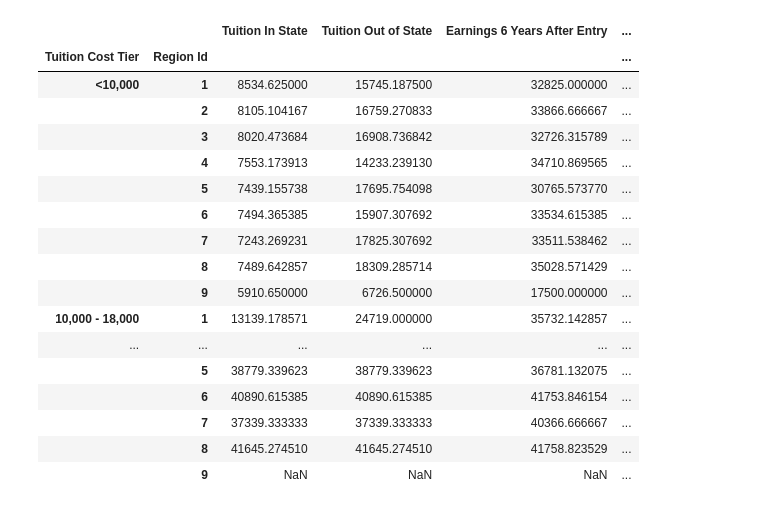
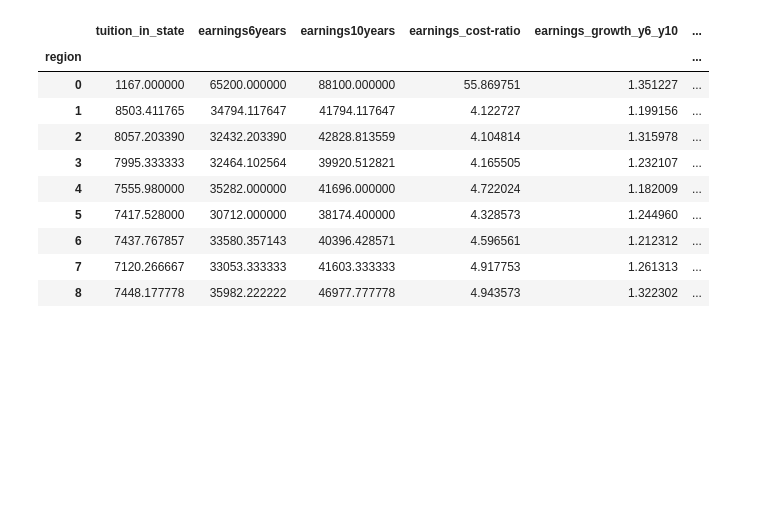
Before and after one commit to kent-huynh/Project_1, a Jupyter notebook: Python Analytics - Best Region for Undergrad Degrees.ipynb, the cells around one changed output. Saved outputs shown, nothing was run; the diff lists cells and outputs as text; code cells hidden in the pictures; blank space fills up the shorter version.

```diff
--- a/Python Analytics - Best Region for Undergrad Degrees.ipynb
+++ b/Python Analytics - Best Region for Undergrad Degrees.ipynb
@@ -182,22 +130,50 @@ rs_dropreset['Weighted Earnings Growth to Relative Tuition'] = rs_dropreset['Ear
-# %%
-grouped_tiers = rs_dropreset.groupby(['Tuition Cost Tier', 'Region Id']).mean()
-grouped_tiers.drop(columns=["index", "School Id"])
-# %% [output]
-|  |  | Tuition In State | Tuition Out of State | Earnings 6 Years After Entry | ... |
-| Tuition Cost Tier | Region Id |  |  |  | ... |
-| <10,000 | 1 | 8534.625000 | 15745.187500 | 32825.000000 | ... |
-|  | 2 | 8105.104167 | 16759.270833 | 33866.666667 | ... |
-|  | 3 | 8020.473684 | 16908.736842 | 32726.315789 | ... |
-|  | 4 | 7553.173913 | 14233.239130 | 34710.869565 | ... |
-|  | 5 | 7439.155738 | 17695.754098 | 30765.573770 | ... |
-|  | 6 | 7494.365385 | 15907.307692 | 33534.615385 | ... |
-|  | 7 | 7243.269231 | 17825.307692 | 33511.538462 | ... |
-|  | 8 | 7489.642857 | 18309.285714 | 35028.571429 | ... |
-|  | 9 | 5910.650000 | 6726.500000 | 17500.000000 | ... |
-| 10,000 - 18,000 | 1 | 13139.178571 | 24719.000000 | 35732.142857 | ... |
-| ... | ... | ... | ... | ... | ... |
-|  | 5 | 38779.339623 | 38779.339623 | 36781.132075 | ... |
-|  | 6 | 40890.615385 | 40890.615385 | 41753.846154 | ... |
-|  | 7 | 37339.333333 | 37339.333333 | 40366.666667 | ... |
-|  | 8 | 41645.274510 | 41645.274510 | 41758.823529 | ... |
-|  | 9 | NaN | NaN | NaN | ... |
+# %%
+#add Tuition Cost Tier column to dataframe
+rs_dropreset["tuition_cost_tier"] = pd.cut(rs_dropreset["tuition_in_state"], bins, labels=bin_names)
+
+#store variables for ratio calculations
+cost = rs_dropreset['tuition_in_state']
+earnings6 = rs_dropreset['earnings6years']
+earnings10 = rs_dropreset['earnings10years']
+
+#add columns for earnings/cost ratio, 6 - 10 year earnings growth ratio
+rs_dropreset['earnings_cost-ratio'] = earnings6/cost
+rs_dropreset['earnings_growth_y6_y10'] = earnings10/earnings6
+rs_dropreset['weighted_growth_to_tuition'] = rs_dropreset['earnings_cost-ratio'] * rs_dropreset['earnings_growth_y6_y10']
+# %%
+#drop uneccesary columns for analysis
+clean_info = rs_dropreset.drop(columns=['index', 'school_id', 'tuition_out_state'])
+# %%
+#organize seperate dataframes by cost tier for plotting + drop region 9 due to irrelevancy
+df0_10k = clean_info.loc[clean_info["tuition_cost_tier"] == 'less_10k']
+df0_10k_edit = df0_10k[df0_10k.region != 9]
+
+df10_18k = clean_info.loc[clean_info["tuition_cost_tier"] == '10k_18k']
+df10_18k_edit = df10_18k[df10_18k.region != 9]
+
+df18_32 = clean_info.loc[clean_info["tuition_cost_tier"] == '18k_32k']
+
+df32 = clean_info.loc[clean_info["tuition_cost_tier"] == 'greater_32k']
+# %%
+#aggregate mean value for plotting
+df0_10k_grouped = df0_10k_edit.groupby(['region']).mean()
+
+df10_18k_grouped = df10_18k_edit.groupby(['region']).mean()
+
+df18_32_grouped = df18_32.groupby(['region']).mean()
+
+df32_grouped = df32.groupby(['region']).mean()
+# %%
+df0_10k_grouped
+# %% [output]
+|  | tuition_in_state | earnings6years | earnings10years | earnings_cost-ratio | earnings_growth_y6_y10 | ... |
+| region |  |  |  |  |  | ... |
+| 0 | 1167.000000 | 65200.000000 | 88100.000000 | 55.869751 | 1.351227 | ... |
+| 1 | 8503.411765 | 34794.117647 | 41794.117647 | 4.122727 | 1.199156 | ... |
+| 2 | 8057.203390 | 32432.203390 | 42828.813559 | 4.104814 | 1.315978 | ... |
+| 3 | 7995.333333 | 32464.102564 | 39920.512821 | 4.165505 | 1.232107 | ... |
+| 4 | 7555.980000 | 35282.000000 | 41696.000000 | 4.722024 | 1.182009 | ... |
+| 5 | 7417.528000 | 30712.000000 | 38174.400000 | 4.328573 | 1.244960 | ... |
+| 6 | 7437.767857 | 33580.357143 | 40396.428571 | 4.596561 | 1.212312 | ... |
+| 7 | 7120.266667 | 33053.333333 | 41603.333333 | 4.917753 | 1.261313 | ... |
+| 8 | 7448.177778 | 35982.222222 | 46977.777778 | 4.943573 | 1.322302 | ... |
```
Also changed, not shown: parts of 11 cells of this notebook, 1 other file.
